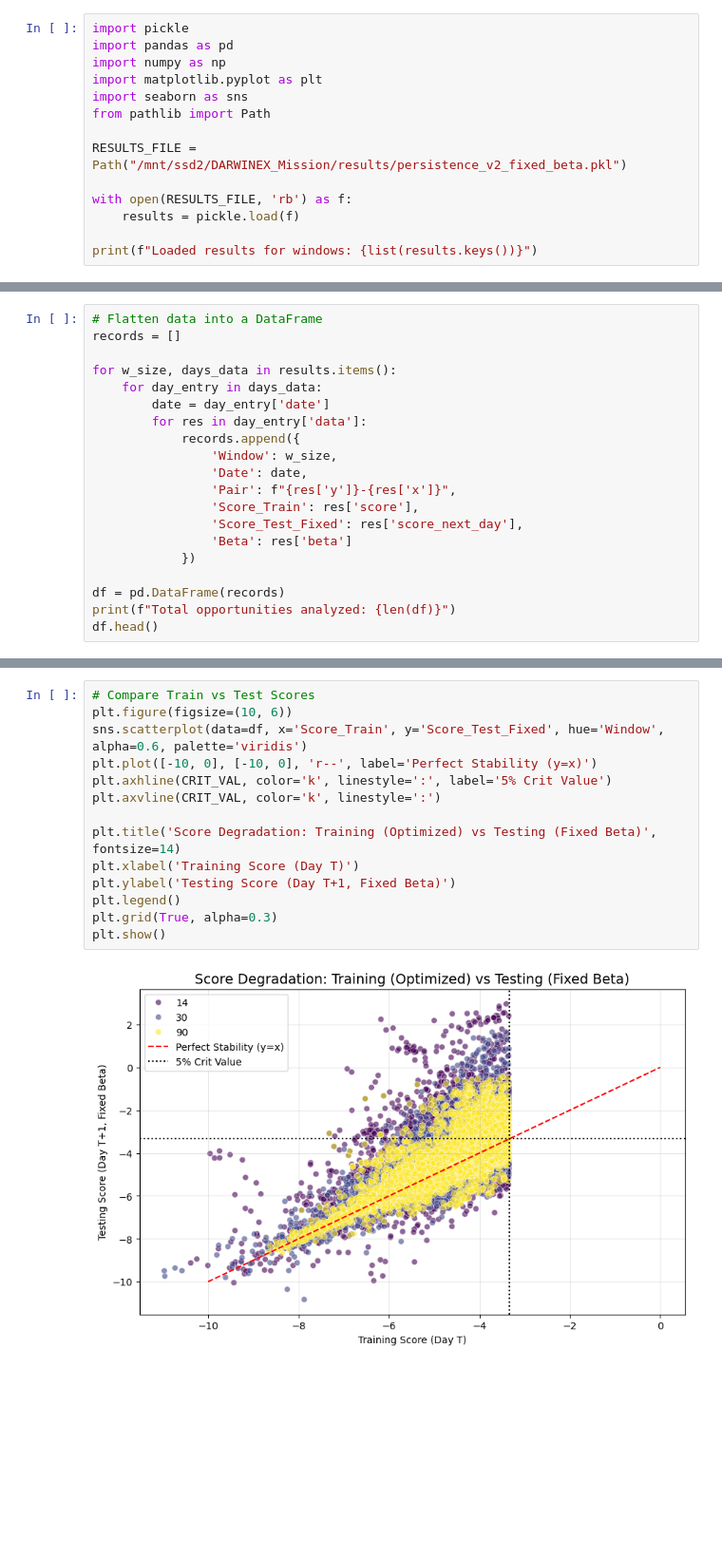
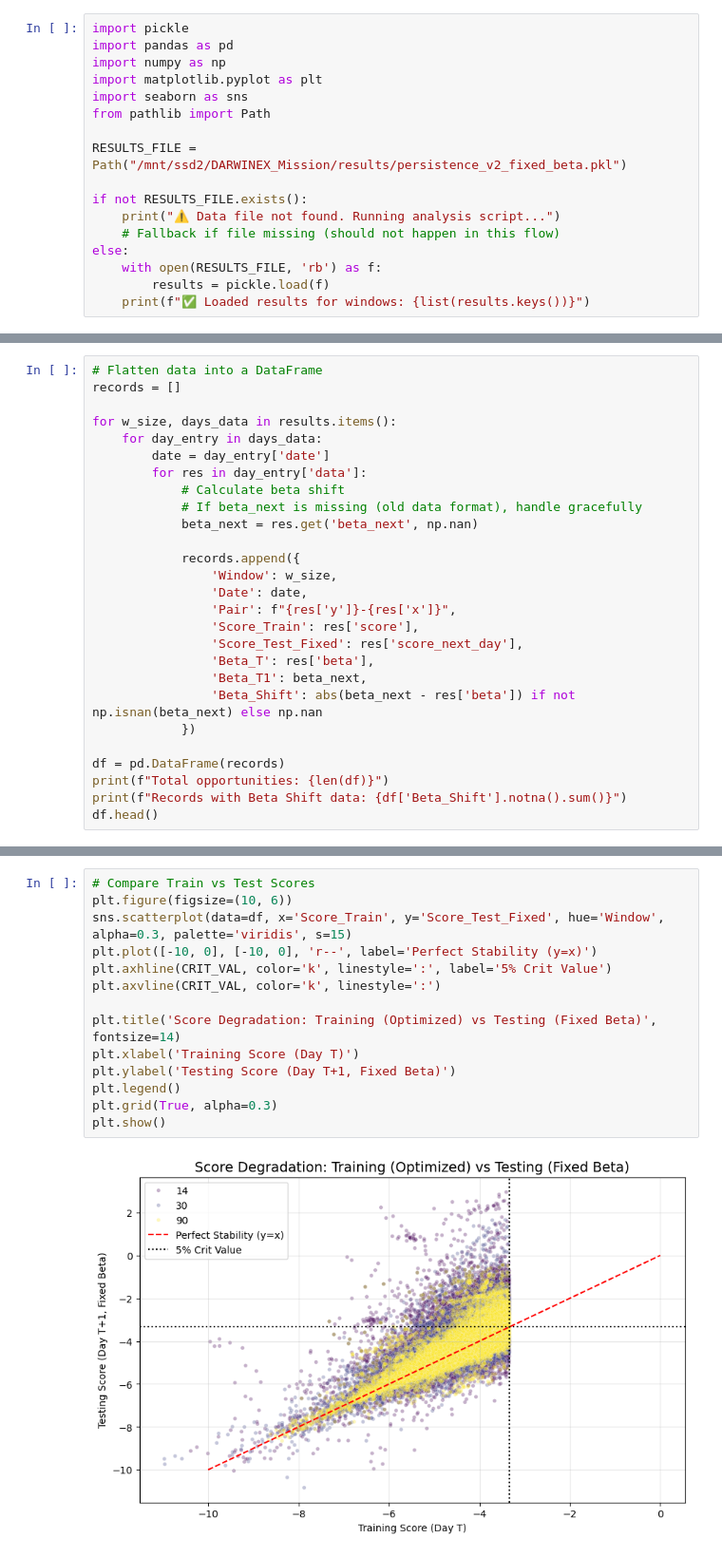
Before and after one commit to edoardoCame/Cointegration-Persistence-in-the-Forex-Market, a Jupyter notebook: notebooks/persistence_experiment_v2.ipynb, the cells around one changed output, grey strips where cells are left out. Shown at 95% size. Drawn from its saved outputs; the diff is of its cells as text; blank space fills up the shorter version.

```diff
--- a/notebooks/persistence_experiment_v2.ipynb
+++ b/notebooks/persistence_experiment_v2.ipynb
@@ -20,8 +22,11 @@ from pathlib import Path
 
 RESULTS_FILE = Path("/mnt/ssd2/DARWINEX_Mission/results/persistence_v2_fixed_beta.pkl")
 
-with open(RESULTS_FILE, 'rb') as f:
-    results = pickle.load(f)
-
-print(f"Loaded results for windows: {list(results.keys())}")
+if not RESULTS_FILE.exists():
+    print("⚠️ Data file not found. Running analysis script...")
+    # Fallback if file missing (should not happen in this flow)
+else:
+    with open(RESULTS_FILE, 'rb') as f:
+        results = pickle.load(f)
+    print(f"✅ Loaded results for windows: {list(results.keys())}")
 # %% [output]
@@ -34,16 +39,23 @@ for w_size, days_data in results.items():
     for day_entry in days_data:
         date = day_entry['date']
         for res in day_entry['data']:
+            # Calculate beta shift
+            # If beta_next is missing (old data format), handle gracefully
+            beta_next = res.get('beta_next', np.nan)
+
             records.append({
                 'Window': w_size,
                 'Date': date,
                 'Pair': f"{res['y']}-{res['x']}",
                 'Score_Train': res['score'],
                 'Score_Test_Fixed': res['score_next_day'],
-                'Beta': res['beta']
+                'Beta_T': res['beta'],
+                'Beta_T1': beta_next,
+                'Beta_Shift': abs(beta_next - res['beta']) if not np.isnan(beta_next) else np.nan
             })
 
 df = pd.DataFrame(records)
-print(f"Total opportunities analyzed: {len(df)}")
+print(f"Total opportunities: {len(df)}")
+print(f"Records with Beta Shift data: {df['Beta_Shift'].notna().sum()}")
 df.head()
 # %% [output]
@@ -80,16 +93,16 @@ plt.show()
 # %%
 # Compare Train vs Test Scores
 plt.figure(figsize=(10, 6))
-sns.scatterplot(data=df, x='Score_Train', y='Score_Test_Fixed', hue='Window', alpha=0.6, palette='viridis')
+sns.scatterplot(data=df, x='Score_Train', y='Score_Test_Fixed', hue='Window', alpha=0.3, palette='viridis', s=15)
 plt.plot([-10, 0], [-10, 0], 'r--', label='Perfect Stability (y=x)')
 plt.axhline(CRIT_VAL, color='k', linestyle=':', label='5% Crit Value')
 plt.axvline(CRIT_VAL, color='k', linestyle=':')
 
 plt.title('Score Degradation: Training (Optimized) vs Testing (Fixed Beta)', fontsize=14)
 plt.xlabel('Training Score (Day T)')
 plt.ylabel('Testing Score (Day T+1, Fixed Beta)')
 plt.legend()
 plt.grid(True, alpha=0.3)
 plt.show()
 # %% [output]
-[figure, old version]
+[figure, new version]
```
Also changed, not shown: parts of 7 cells of this notebook, 3 other files.
